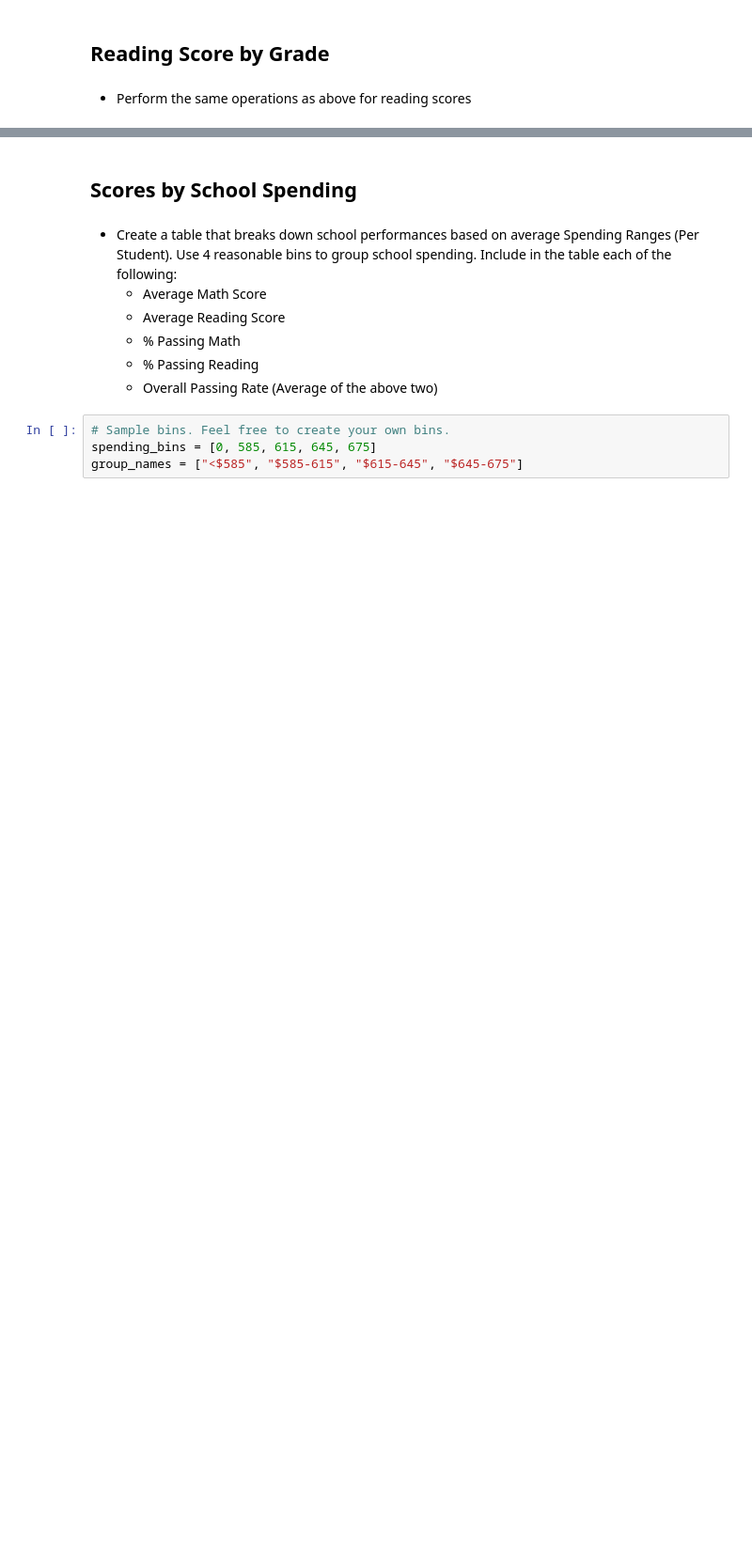
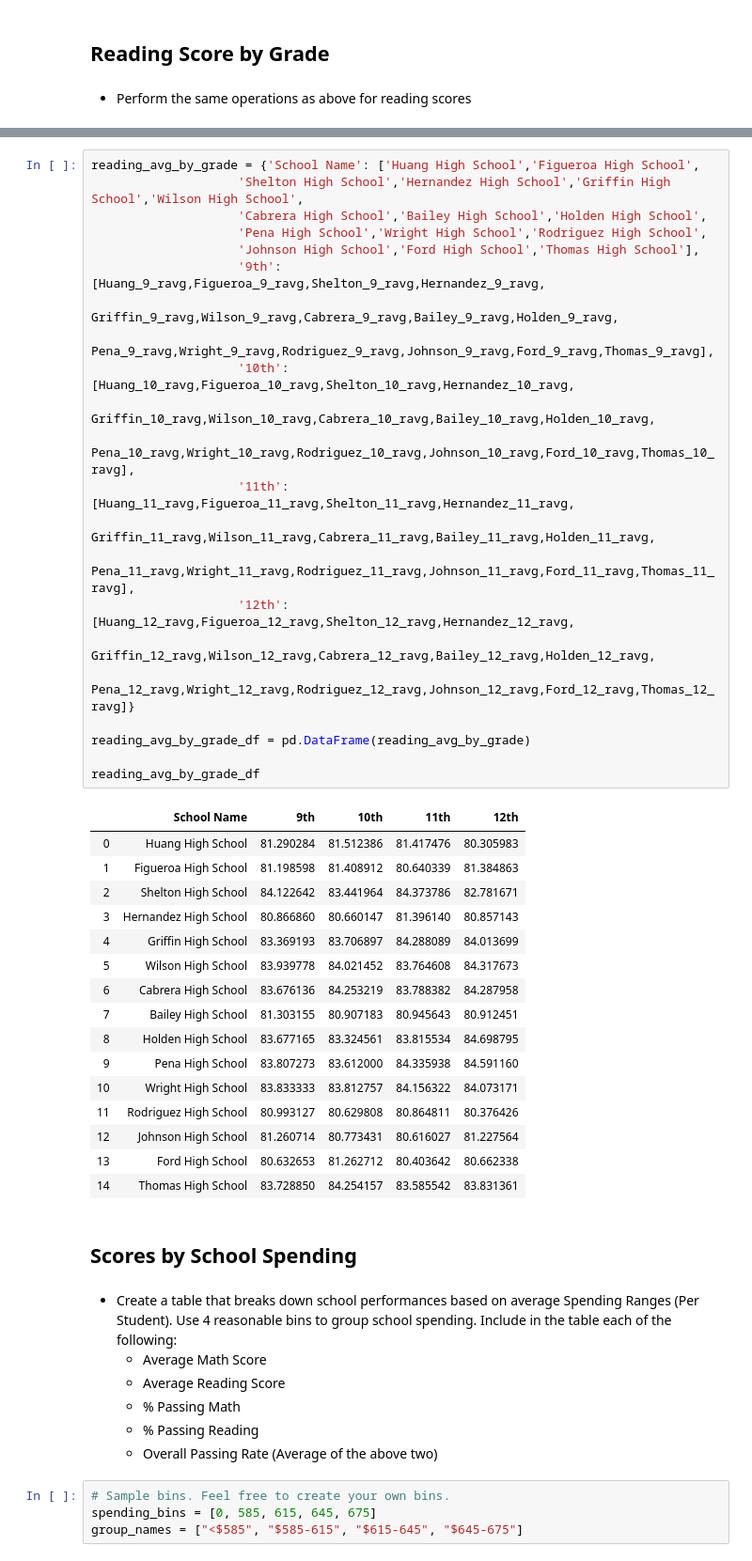
Before and after one commit to shujams/Pandas-Challenge, a Jupyter notebook: PyCitySchools/PyCitySchools_starter.ipynb, the cells around one changed output, grey strips where cells are left out. Shown at 94% size. Drawn from its saved outputs; the diff is of its cells as text; blank space fills up the shorter version.

```diff
--- a/PyCitySchools/PyCitySchools_starter.ipynb
+++ b/PyCitySchools/PyCitySchools_starter.ipynb
@@ -1227,3 +1225,42 @@ Thomas_12_ravg = statistics.mean(Thomas_12["reading_score"])
+# %%
+reading_avg_by_grade = {'School Name': ['Huang High School','Figueroa High School',
+                    'Shelton High School','Hernandez High School','Griffin High School','Wilson High School',
+                    'Cabrera High School','Bailey High School','Holden High School',
+                    'Pena High School','Wright High School','Rodriguez High School',
+                    'Johnson High School','Ford High School','Thomas High School'],
+                    '9th': [Huang_9_ravg,Figueroa_9_ravg,Shelton_9_ravg,Hernandez_9_ravg,
+                    Griffin_9_ravg,Wilson_9_ravg,Cabrera_9_ravg,Bailey_9_ravg,Holden_9_ravg,
+                    Pena_9_ravg,Wright_9_ravg,Rodriguez_9_ravg,Johnson_9_ravg,Ford_9_ravg,Thomas_9_ravg],
+                    '10th': [Huang_10_ravg,Figueroa_10_ravg,Shelton_10_ravg,Hernandez_10_ravg,
+                    Griffin_10_ravg,Wilson_10_ravg,Cabrera_10_ravg,Bailey_10_ravg,Holden_10_ravg,
+                    Pena_10_ravg,Wright_10_ravg,Rodriguez_10_ravg,Johnson_10_ravg,Ford_10_ravg,Thomas_10_ravg],
+                    '11th': [Huang_11_ravg,Figueroa_11_ravg,Shelton_11_ravg,Hernandez_11_ravg,
+                    Griffin_11_ravg,Wilson_11_ravg,Cabrera_11_ravg,Bailey_11_ravg,Holden_11_ravg,
+                    Pena_11_ravg,Wright_11_ravg,Rodriguez_11_ravg,Johnson_11_ravg,Ford_11_ravg,Thomas_11_ravg],
+                    '12th': [Huang_12_ravg,Figueroa_12_ravg,Shelton_12_ravg,Hernandez_12_ravg,
+                    Griffin_12_ravg,Wilson_12_ravg,Cabrera_12_ravg,Bailey_12_ravg,Holden_12_ravg,
+                    Pena_12_ravg,Wright_12_ravg,Rodriguez_12_ravg,Johnson_12_ravg,Ford_12_ravg,Thomas_12_ravg]}
+
+reading_avg_by_grade_df = pd.DataFrame(reading_avg_by_grade)
+
+reading_avg_by_grade_df
+# %% [output]
+|  | School Name | 9th | 10th | 11th | 12th |
+| 0 | Huang High School | 81.290284 | 81.512386 | 81.417476 | 80.305983 |
+| 1 | Figueroa High School | 81.198598 | 81.408912 | 80.640339 | 81.384863 |
+| 2 | Shelton High School | 84.122642 | 83.441964 | 84.373786 | 82.781671 |
+| 3 | Hernandez High School | 80.866860 | 80.660147 | 81.396140 | 80.857143 |
+| 4 | Griffin High School | 83.369193 | 83.706897 | 84.288089 | 84.013699 |
+| 5 | Wilson High School | 83.939778 | 84.021452 | 83.764608 | 84.317673 |
+| 6 | Cabrera High School | 83.676136 | 84.253219 | 83.788382 | 84.287958 |
+| 7 | Bailey High School | 81.303155 | 80.907183 | 80.945643 | 80.912451 |
+| 8 | Holden High School | 83.677165 | 83.324561 | 83.815534 | 84.698795 |
+| 9 | Pena High School | 83.807273 | 83.612000 | 84.335938 | 84.591160 |
+| 10 | Wright High School | 83.833333 | 83.812757 | 84.156322 | 84.073171 |
+| 11 | Rodriguez High School | 80.993127 | 80.629808 | 80.864811 | 80.376426 |
+| 12 | Johnson High School | 81.260714 | 80.773431 | 80.616027 | 81.227564 |
+| 13 | Ford High School | 80.632653 | 81.262712 | 80.403642 | 80.662338 |
+| 14 | Thomas High School | 83.728850 | 84.254157 | 83.585542 | 83.831361 |
 # %% [markdown]
 ## Scores by School Spending
 # %% [markdown]
```
Also changed, not shown: parts of 4 cells of this notebook.
